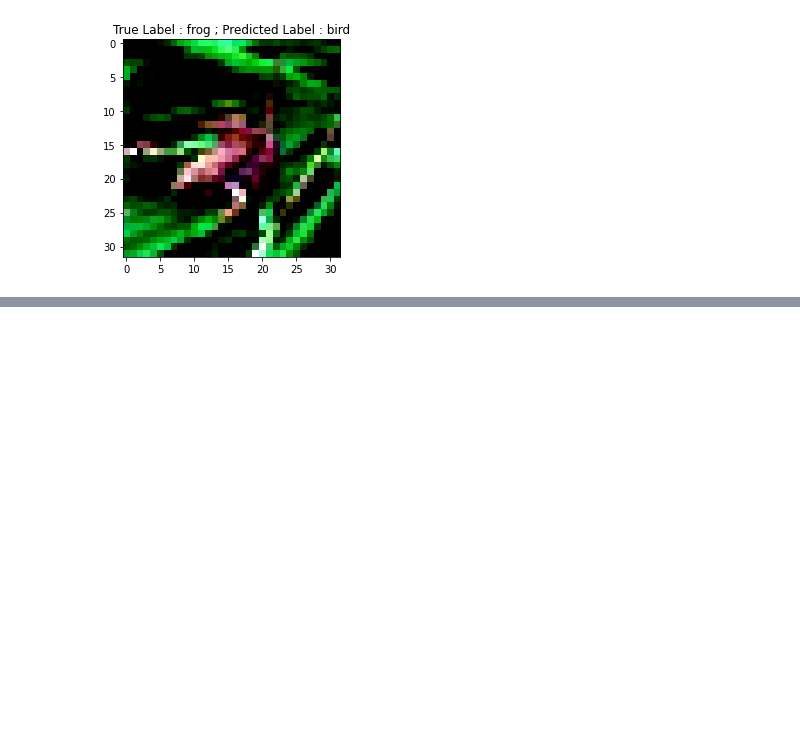
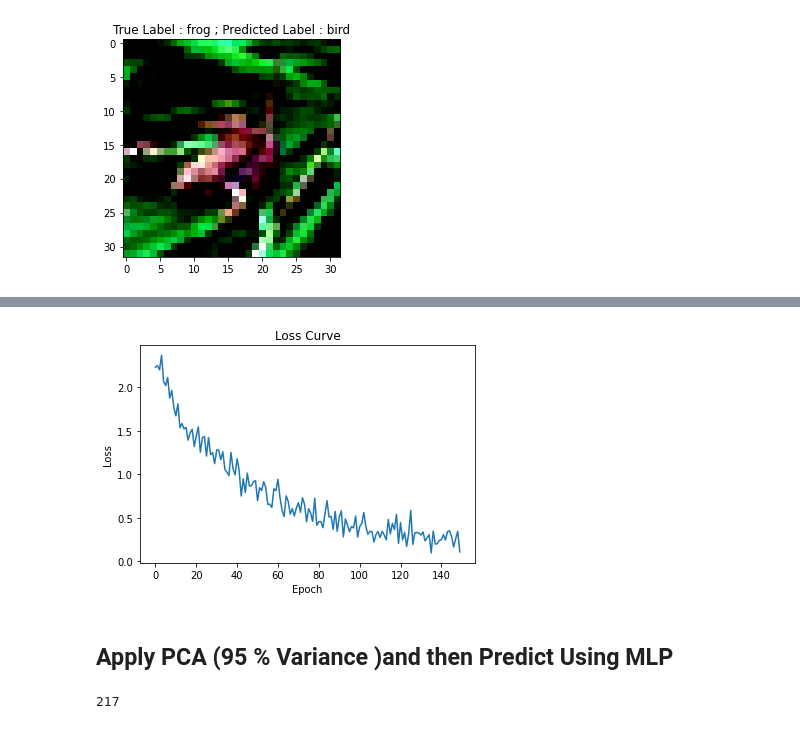
Before and after one commit to sagar9926/MTech_Atificial_Intelligence, a Jupyter notebook: ML1/Fractal3_Assignment/Major_Project.ipynb, the cells around one changed output, grey strips where cells are left out. Drawn from its saved outputs; the diff is of its cells as text; code cells hidden in the pictures; blank space fills up the shorter version.

```diff
--- a/ML1/Fractal3_Assignment/Major_Project.ipynb
+++ b/ML1/Fractal3_Assignment/Major_Project.ipynb
@@ -614,0 +622,18 @@ Iteration: 0/782, Loss: 0.08
+# %%
+class ANN(nn.Module):
+  def __init__(self):
+      super().__init__()
+      self.fc_model = nn.Sequential(
+          nn.Linear(pca.n_components_,512),         # (N, 3072*2) -> (N, 512)
+          nn.ReLU(),
+          nn.Dropout(0.25),
+          nn.Linear(512,512),             # (N, 512) -> (N, 512)
+          nn.ReLU(),
+          nn.Dropout(0.25),
+          nn.Linear(512,256),          # (N, 512) -> (N, 256)
+          nn.Linear(256,10)            # (N, 256)  -> (N, 10)
+      )
+
+  def forward(self, x):
+      x = self.fc_model(x)
+      return x
@@ -614,0 +746,11 @@ Iteration: 0/782, Loss: 0.08
+# %%
+plt.plot(loss_epoch_arr_PCA_90_MLP)
+plt.title("Loss Curve")
+plt.xlabel("Epoch")
+plt.ylabel("Loss")
+
+plt.show()
+# %% [output]
+[figure, added]
+# %% [markdown]
+## Apply PCA (95 % Variance )and then Predict Using MLP
@@ -614,0 +770,4 @@ Iteration: 0/782, Loss: 0.08
+# %%
+pca.n_components_
+# %% [output]
+217
```
Also changed, not shown: parts of 80 cells of this notebook.
